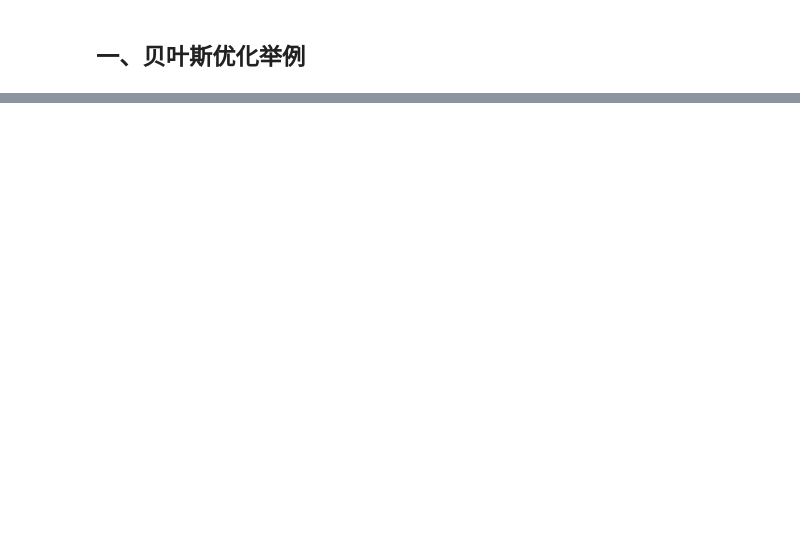
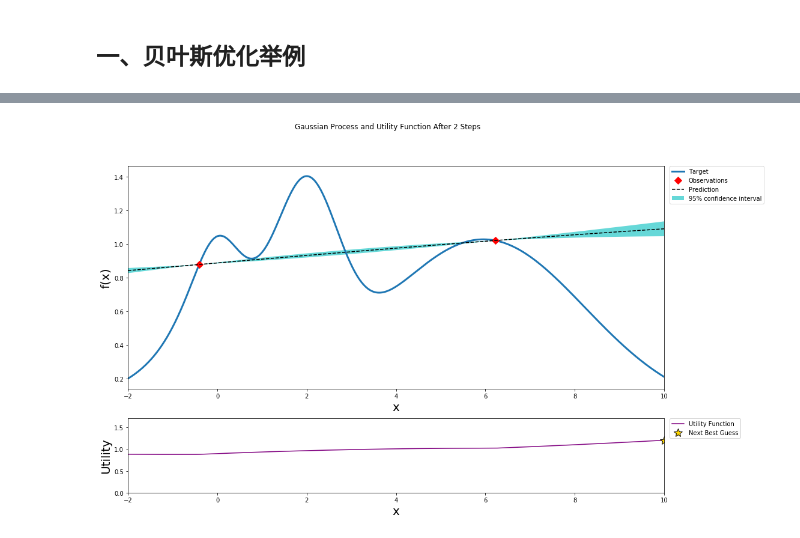
Before and after one commit to Y4nK0d0n9/DataScienceLib, a Jupyter notebook: notebooks/bo_gpr.ipynb, the cells around one changed output, grey strips where cells are left out. Drawn from its saved outputs; the diff is of its cells as text; code cells hidden in the pictures; blank space fills up the shorter version.

```diff
--- a/notebooks/bo_gpr.ipynb
+++ b/notebooks/bo_gpr.ipynb
@@ -61,0 +22,43 @@ bo.gp.predict(2.5)
+# %%
+bo = BayesianOptimization(target, {'x': (-2, 10)})
+bo.maximize(init_points=2, n_iter=0, acq='ucb', kappa=5)
+def posterior(bo, x, xmin=-2, xmax=10):
+    xmin, xmax = -2, 10
+    bo.gp.fit(bo.X, bo.Y)
+    mu, sigma = bo.gp.predict(x, return_std=True)
+    return mu, sigma
+
+def plot_gp(bo, x, y):
+
+    fig = plt.figure(figsize=(16, 10))
+    fig.suptitle('Gaussian Process and Utility Function After {} Steps'.format(len(bo.X)), fontdict={'size':30})
+
+    gs = gridspec.GridSpec(2, 1, height_ratios=[3, 1])
+    axis = plt.subplot(gs[0])
+    acq = plt.subplot(gs[1])
+
+    mu, sigma = posterior(bo, x)
+    axis.plot(x, y, linewidth=3, label='Target')
+    axis.plot(bo.X.flatten(), bo.Y, 'D', markersize=8, label=u'Observations', color='r')
+    axis.plot(x, mu, '--', color='k', label='Prediction')
+
+    axis.fill(np.concatenate([x, x[::-1]]),
+              np.concatenate([mu - 1.9600 * sigma, (mu + 1.9600 * sigma)[::-1]]),
+        alpha=.6, fc='c', ec='None', label='95% confidence interval')
+
+    axis.set_xlim((-2, 10))
+    axis.set_ylim((None, None))
+    axis.set_ylabel('f(x)', fontdict={'size':20})
+    axis.set_xlabel('x', fontdict={'size':20})
+
+    utility = bo.util.utility(x, bo.gp, 0)
+    acq.plot(x, utility, label='Utility Function', color='purple')
+    acq.plot(x[np.argmax(utility)], np.max(utility), '*', markersize=15,
+             label=u'Next Best Guess', markerfacecolor='gold', markeredgecolor='k', markeredgewidth=1)
+    acq.set_xlim((-2, 10))
+    acq.set_ylim((0, np.max(utility) + 0.5))
+    acq.set_ylabel('Utility', fontdict={'size':20})
+    acq.set_xlabel('x', fontdict={'size':20})
+
+    axis.legend(loc=2, bbox_to_anchor=(1.01, 1), borderaxespad=0.)
+    acq.legend(loc=2, bbox_to_anchor=(1.01, 1), borderaxespad=0.)
@@ -61,0 +74,4 @@ bo.gp.predict(2.5)
+# %%
+plot_gp(bo, x, y)
+# %% [output]
+[figure, added]
```
Also changed, not shown: parts of 19 cells of this notebook, 21 other files.
